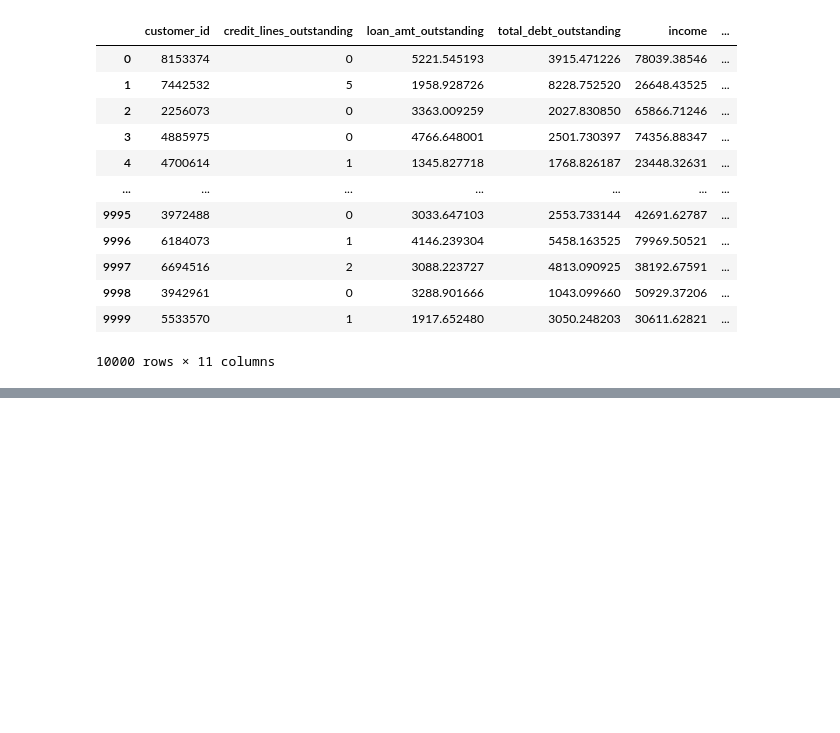
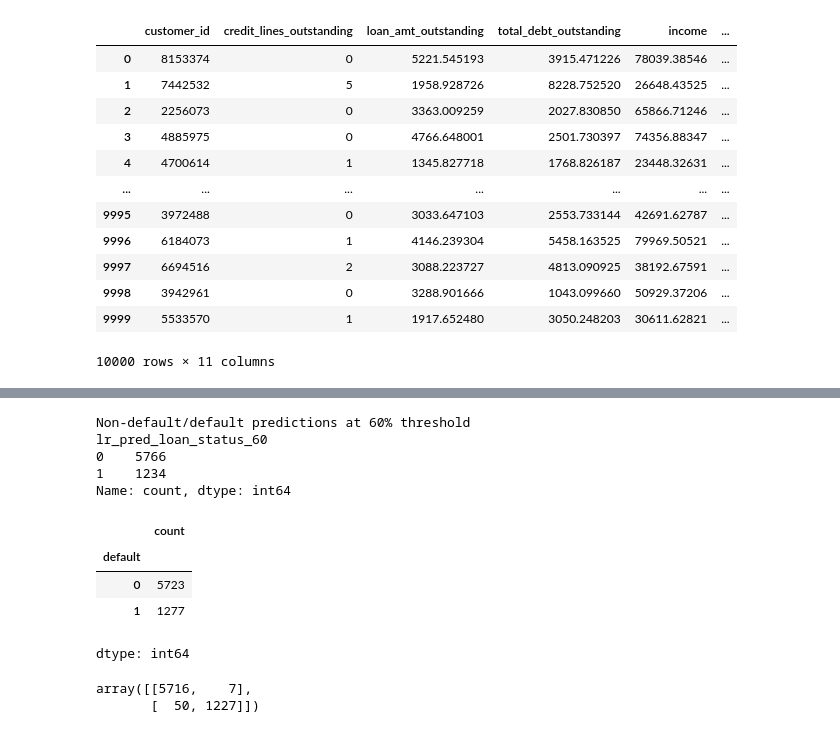
Before and after one commit to urvihp1001/JPMorganQuant, a Jupyter notebook: JPMC4.ipynb, the cells around one changed output, grey strips where cells are left out. Drawn from its saved outputs; the diff is of its cells as text; code cells hidden in the pictures; blank space fills up the shorter version.

```diff
--- a/JPMC4.ipynb
+++ b/JPMC4.ipynb
@@ -131,0 +198,25 @@ Loans_df
+# %%
+lr_preds_df['lr_pred_loan_status_60']=lr_preds_df['lr_pred_PD'].apply(lambda x: 1 if x>=0.6 else 0)
+print("Non-default/default predictions at 60% threshold")
+print(lr_preds_df['lr_pred_loan_status_60'].value_counts())
+# %% [output]
+Non-default/default predictions at 60% threshold
+lr_pred_loan_status_60
+0    5766
+1    1234
+Name: count, dtype: int64
+# %%
+Y_test.value_counts()
+# %% [output]
+|  | count |
+| default |  |
+| 0 | 5723 |
+| 1 | 1277 |
+dtype: int64
+# %%
+#confusion matrix
+from sklearn.metrics import confusion_matrix
+confusion_matrix(Y_test,lr_preds_df['lr_pred_loan_status_60'])
+# %% [output]
+array([[5716,    7],
+       [  50, 1227]])
```
Also changed, not shown: parts of 14 cells of this notebook.
